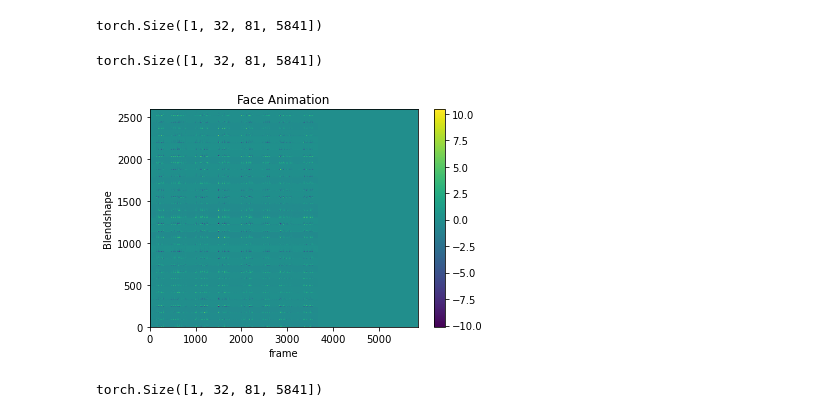
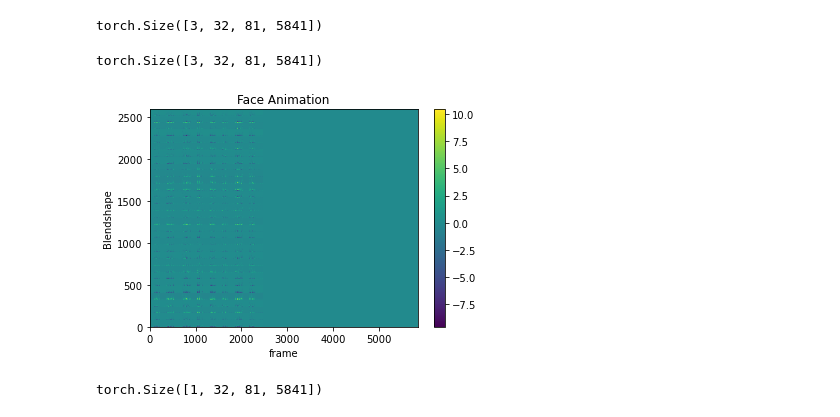
Before and after one commit to ishine/speech2blendshape, a Jupyter notebook: notebook/check_pack_padded.ipynb, the cells around one changed output. Cells and saved outputs as stored; diff of their text form; code cells hidden in the pictures.

```diff
--- a/notebook/check_deepspeech copy.ipynb
+++ b/notebook/check_pack_padded.ipynb
@@ -37,3 +38,13 @@ audio_pt = torch.load(audio_path)
 shape_pt = torch.load(shape_path)
 
 ds = FaceDataset(audio_pt[2], audio_pt[3], shape_pt[3], shape_pt[4], (audio_pt[1], shape_pt[0]))
+# %%
+device = 'cuda'
+dl = torch.utils.data.DataLoader(ds[1288:1291], batch_size=3, num_workers=64, pin_memory=False)
+for batch in dl:
+    spec, spec_len, blendshape, blendshape_len, idx, timecode = batch
+spec = spec.to(device)
+spec_len = spec_len.to(device)
+blendshape = blendshape.to(device)
+blendshape_len = blendshape_len.to(device)
+spec.shape, spec_len, blendshape.shape, blendshape_len
@@ -70,10 +339,6 @@ conv = MaskConv(nn.Sequential(
             nn.Hardtanh(0, 20, inplace=True)
         ))
 # %%
-idx = 7
-sample_data = ds[idx]
-spec, spec_len, blendshape, blendshape_len, idx, timecode = sample_data
-
 def get_seq_lens(conv, input_length):
     """
     Given a 1D Tensor or Variable containing integer sequence lengths, return a 1D tensor or variable
@@ -87,5 +352,5 @@ def get_seq_lens(conv, input_length):
             seq_len = ((seq_len + 2 * m.padding[1] - m.dilation[1] * (m.kernel_size[1] - 1) - 1) // m.stride[1] + 1)
     return seq_len.int()
 
-blendshape_len.unsqueeze(0), get_seq_lens(conv, spec_len.unsqueeze(0).cpu().int()), spec_len.unsqueeze(0)
+blendshape_len, get_seq_lens(conv, spec_len.cpu().int()), spec_len
 # %% [output]
@@ -95,5 +360,5 @@ blendshape_len.unsqueeze(0), get_seq_lens(conv, spec_len.unsqueeze(0).cpu().int(
 # %%
-x, lengths = spec.unsqueeze(0), get_seq_lens(conv, spec_len.unsqueeze(0).cpu().int())
+x, lengths = spec, get_seq_lens(conv, spec_len.cpu().int())
 lengths = lengths.cpu().int()
 x = x.unsqueeze(1) # 1, 1, 8376, 161
 x = x.permute(0, 1, 3, 2) # 1, 1, 161, 8376
@@ -106,5 +372,6 @@ torch.Size([1, 32, 81, 5841])
 # %%
 mask = torch.BoolTensor(x_conv1_out.size()).fill_(0)
+mask = mask.to(device)
 mask.shape
 # %% [output]
-torch.Size([1, 32, 81, 5841])
+torch.Size([3, 32, 81, 5841])
@@ -119,11 +388,11 @@ x_conv1_out_masked = x_conv1_out.masked_fill(mask, 0)
 # %%
 x_conv1_out_masked.shape
 # %% [output]
-torch.Size([1, 32, 81, 5841])
+torch.Size([3, 32, 81, 5841])
 # %%
-plot_result(x_conv1_out_masked[0].view(-1, x_conv1_out_masked.shape[-1]).detach())
+plot_result(x_conv1_out_masked[0].view(-1, x_conv1_out_masked.shape[-1]).cpu().detach())
 # %% [output]
-[figure, old version]
+[figure, new version]
 # %%
 batch_act1 = MaskConv(nn.Sequential(
             nn.BatchNorm2d(32),
```
Also changed, not shown: parts of 26 cells of this notebook, 9 other files.
